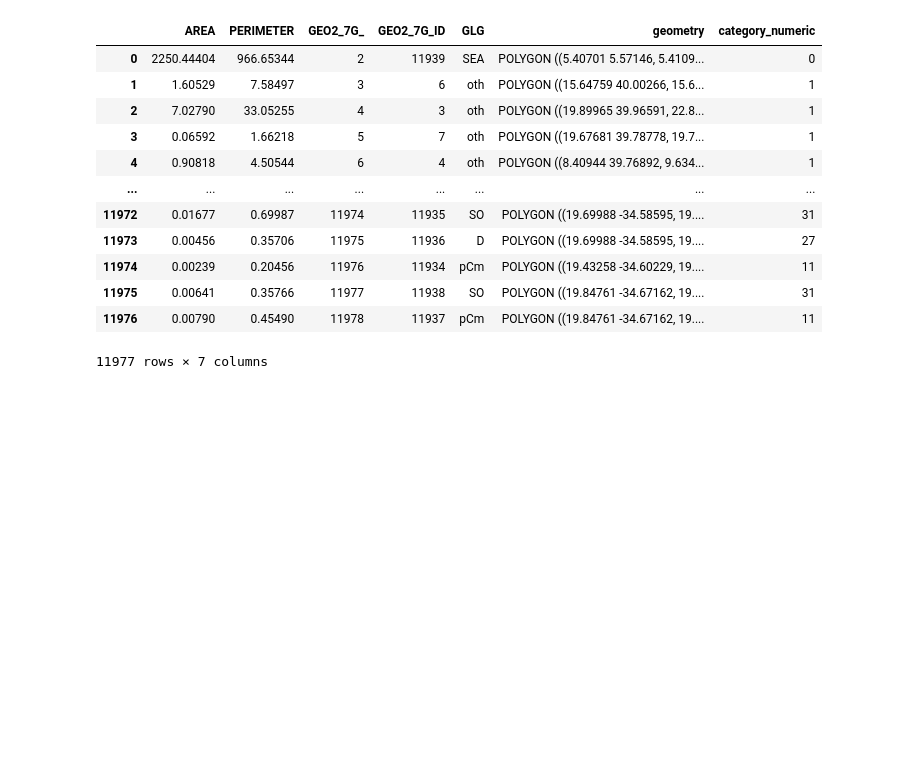
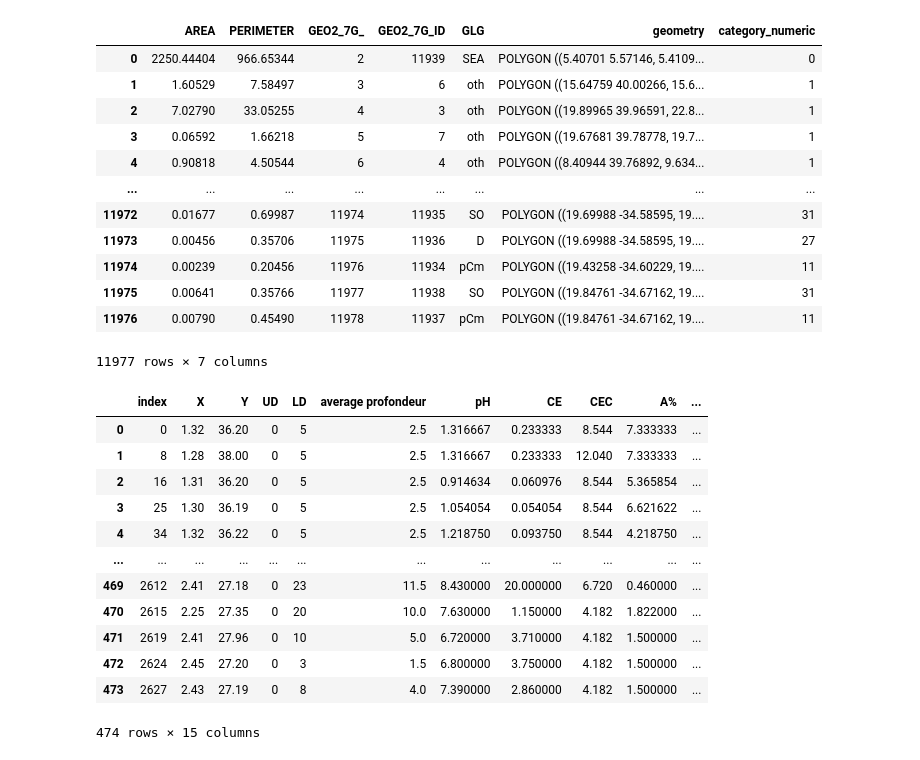
Before and after one commit to adiloucode/Quantum_Multitask_CNN_for_Digital_Soil_Mapping, a Jupyter notebook: Processing/dataReader.ipynb, the cells around one changed output. Cells and saved outputs as stored; diff of their text form; code cells hidden in the pictures; blank space fills up the shorter version.

```diff
--- a/Processing/dataReader.ipynb
+++ b/Processing/dataReader.ipynb
@@ -477,0 +506,17 @@ rocks_window
+# %%
+df_unique = df_unique.reset_index()
+df_unique
+# %% [output]
+|  | index | X | Y | UD | LD | average profondeur | pH | CE | CEC | A% | ... |
+| 0 | 0 | 1.32 | 36.20 | 0 | 5 | 2.5 | 1.316667 | 0.233333 | 8.544 | 7.333333 | ... |
+| 1 | 8 | 1.28 | 38.00 | 0 | 5 | 2.5 | 1.316667 | 0.233333 | 12.040 | 7.333333 | ... |
+| 2 | 16 | 1.31 | 36.20 | 0 | 5 | 2.5 | 0.914634 | 0.060976 | 8.544 | 5.365854 | ... |
+| 3 | 25 | 1.30 | 36.19 | 0 | 5 | 2.5 | 1.054054 | 0.054054 | 8.544 | 6.621622 | ... |
+| 4 | 34 | 1.32 | 36.22 | 0 | 5 | 2.5 | 1.218750 | 0.093750 | 8.544 | 4.218750 | ... |
+| ... | ... | ... | ... | ... | ... | ... | ... | ... | ... | ... | ... |
+| 469 | 2612 | 2.41 | 27.18 | 0 | 23 | 11.5 | 8.430000 | 20.000000 | 6.720 | 0.460000 | ... |
+| 470 | 2615 | 2.25 | 27.35 | 0 | 20 | 10.0 | 7.630000 | 1.150000 | 4.182 | 1.822000 | ... |
+| 471 | 2619 | 2.41 | 27.96 | 0 | 10 | 5.0 | 6.720000 | 3.710000 | 4.182 | 1.500000 | ... |
+| 472 | 2624 | 2.45 | 27.20 | 0 | 3 | 1.5 | 6.800000 | 3.750000 | 4.182 | 1.500000 | ... |
+| 473 | 2627 | 2.43 | 27.19 | 0 | 8 | 4.0 | 7.390000 | 2.860000 | 4.182 | 1.500000 | ... |
+474 rows × 15 columns
```
Also changed, not shown: parts of 20 cells of this notebook, 35 other files.
